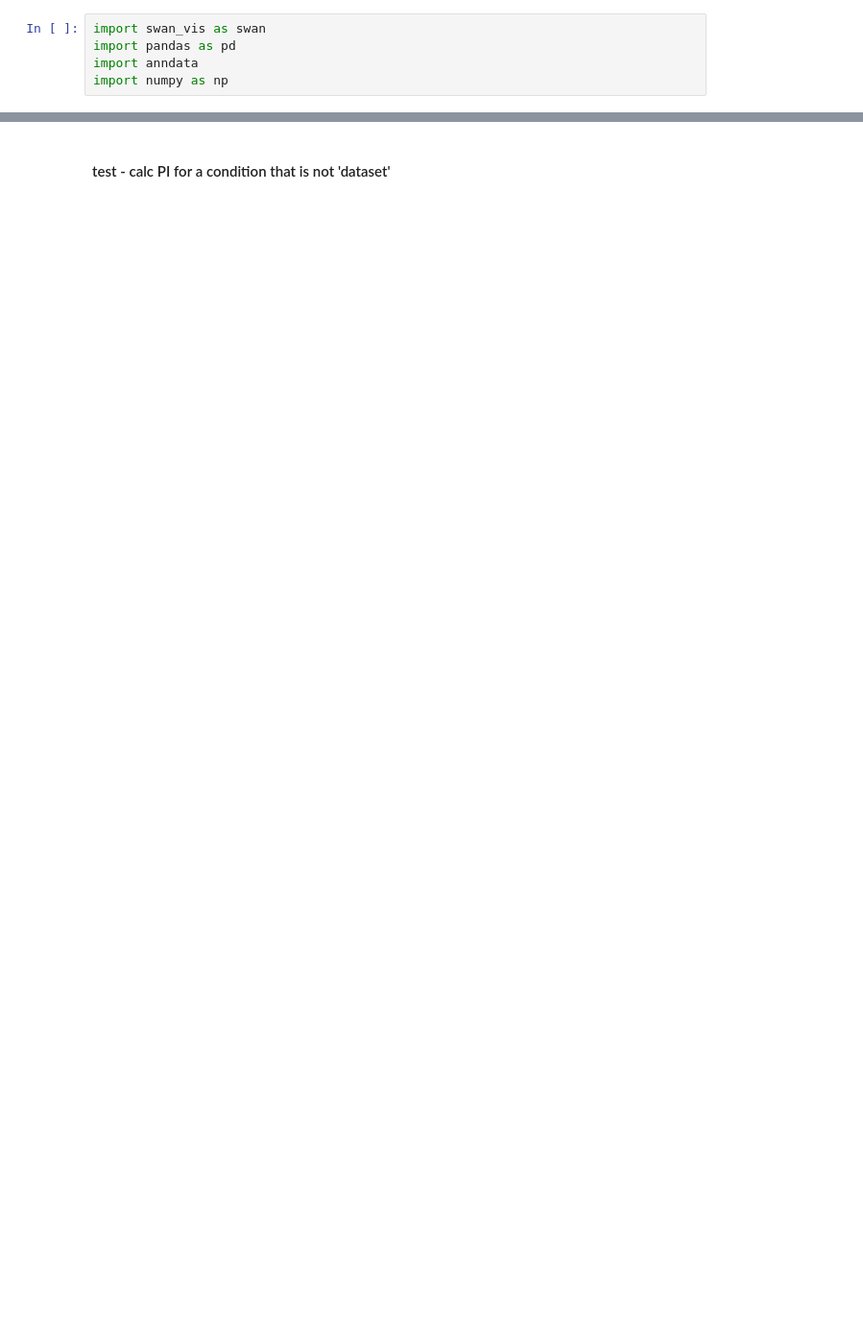
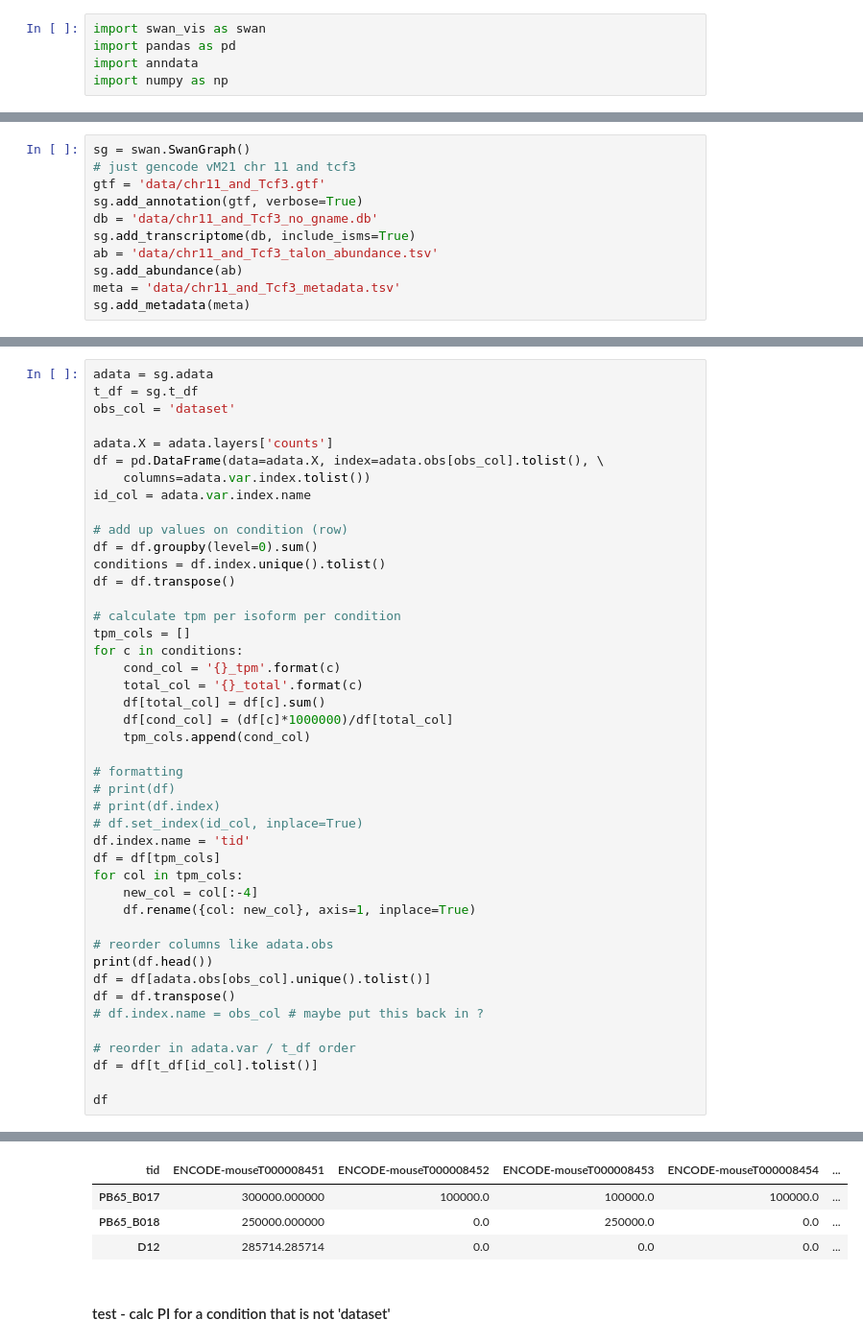
Before and after one commit to mortazavilab/swan_vis, a Jupyter notebook: tutorials/test_dev.ipynb, the cells around one changed output, grey strips where cells are left out. Shown at 96% size. Cells and saved outputs as stored; diff of their text form; blank space fills up the shorter version.

```diff
--- a/tutorials/test_dev.ipynb
+++ b/tutorials/test_dev.ipynb
@@ -5,0 +8,11 @@ import numpy as np
+# %%
+sg = swan.SwanGraph()
+# just gencode vM21 chr 11 and tcf3
+gtf = 'data/chr11_and_Tcf3.gtf'
+sg.add_annotation(gtf, verbose=True)
+db = 'data/chr11_and_Tcf3_no_gname.db'
+sg.add_transcriptome(db, include_isms=True)
+ab = 'data/chr11_and_Tcf3_talon_abundance.tsv'
+sg.add_abundance(ab)
+meta = 'data/chr11_and_Tcf3_metadata.tsv'
+sg.add_metadata(meta)
@@ -5,0 +38,45 @@ import numpy as np
+# %%
+adata = sg.adata
+t_df = sg.t_df
+obs_col = 'dataset'
+
+adata.X = adata.layers['counts']
+df = pd.DataFrame(data=adata.X, index=adata.obs[obs_col].tolist(), \
+    columns=adata.var.index.tolist())
+id_col = adata.var.index.name
+
+# add up values on condition (row)
+df = df.groupby(level=0).sum()
+conditions = df.index.unique().tolist()
+df = df.transpose()
+
+# calculate tpm per isoform per condition
+tpm_cols = []
+for c in conditions:
+    cond_col = '{}_tpm'.format(c)
+    total_col = '{}_total'.format(c)
+    df[total_col] = df[c].sum()
+    df[cond_col] = (df[c]*1000000)/df[total_col]
+    tpm_cols.append(cond_col)
+
+# formatting
+# print(df)
+# print(df.index)
+# df.set_index(id_col, inplace=True)
+df.index.name = 'tid'
+df = df[tpm_cols]
+for col in tpm_cols:
+    new_col = col[:-4]
+    df.rename({col: new_col}, axis=1, inplace=True)
+
+# reorder columns like adata.obs
+print(df.head())
+df = df[adata.obs[obs_col].unique().tolist()]
+df = df.transpose()
+# df.index.name = obs_col # maybe put this back in ?
+
+# reorder in adata.var / t_df order
+df = df[t_df[id_col].tolist()]
+
+df
+# %% [output]
@@ -6,2 +90,6 @@ import numpy as np
+| tid | ENCODE-mouseT000008451 | ENCODE-mouseT000008452 | ENCODE-mouseT000008453 | ENCODE-mouseT000008454 | ... |
+| PB65_B017 | 300000.000000 | 100000.0 | 100000.0 | 100000.0 | ... |
+| PB65_B018 | 250000.000000 | 0.0 | 250000.0 | 0.0 | ... |
+| D12 | 285714.285714 | 0.0 | 0.0 | 0.0 | ... |
 # %% [markdown]
 #### test - calc PI for a condition that is not 'dataset'
```
Also changed, not shown: parts of 8 cells of this notebook, 1 other file.
